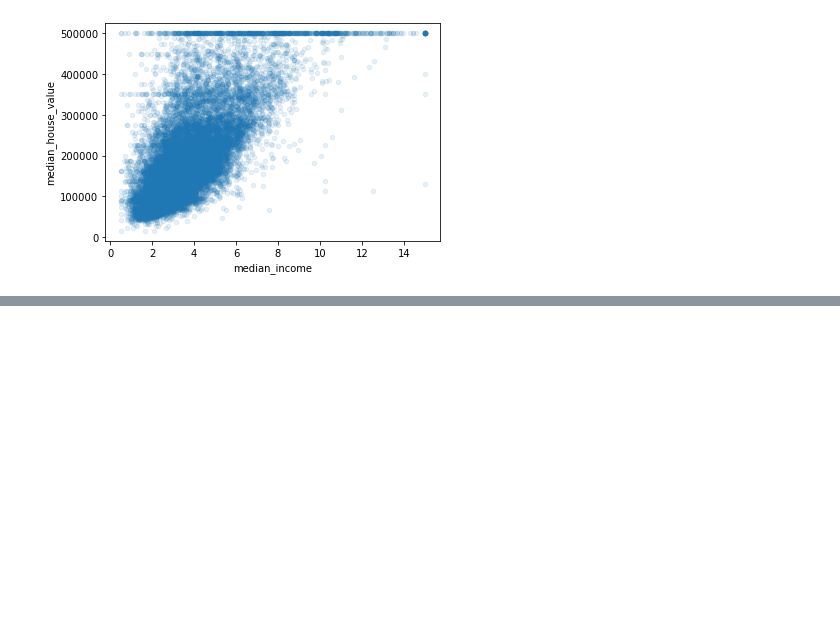
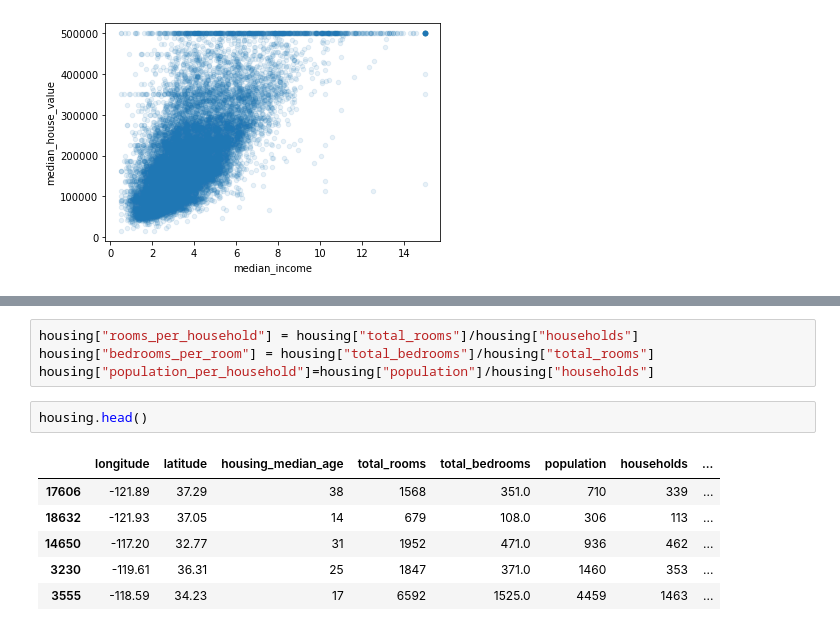
Before and after one commit to tigerFish29/Housing-Stats-, a Jupyter notebook: housing.ipynb, the cells around one changed output, grey strips where cells are left out. Saved outputs shown, nothing was run; the diff lists cells and outputs as text; blank space fills up the shorter version.

```diff
--- a/housing.ipynb
+++ b/housing.ipynb
@@ -190,0 +200,13 @@ housing.plot(kind="scatter", x="median_income", y="median_house_value", alpha=0.
+# %%
+housing["rooms_per_household"] = housing["total_rooms"]/housing["households"]
+housing["bedrooms_per_room"] = housing["total_bedrooms"]/housing["total_rooms"]
+housing["population_per_household"]=housing["population"]/housing["households"]
+# %%
+housing.head()
+# %% [output]
+|  | longitude | latitude | housing_median_age | total_rooms | total_bedrooms | population | households | ... |
+| 17606 | -121.89 | 37.29 | 38 | 1568 | 351.0 | 710 | 339 | ... |
+| 18632 | -121.93 | 37.05 | 14 | 679 | 108.0 | 306 | 113 | ... |
+| 14650 | -117.20 | 32.77 | 31 | 1952 | 471.0 | 936 | 462 | ... |
+| 3230 | -119.61 | 36.31 | 25 | 1847 | 371.0 | 1460 | 353 | ... |
+| 3555 | -118.59 | 34.23 | 17 | 6592 | 1525.0 | 4459 | 1463 | ... |
```
Also changed, not shown: parts of 22 cells of this notebook.
